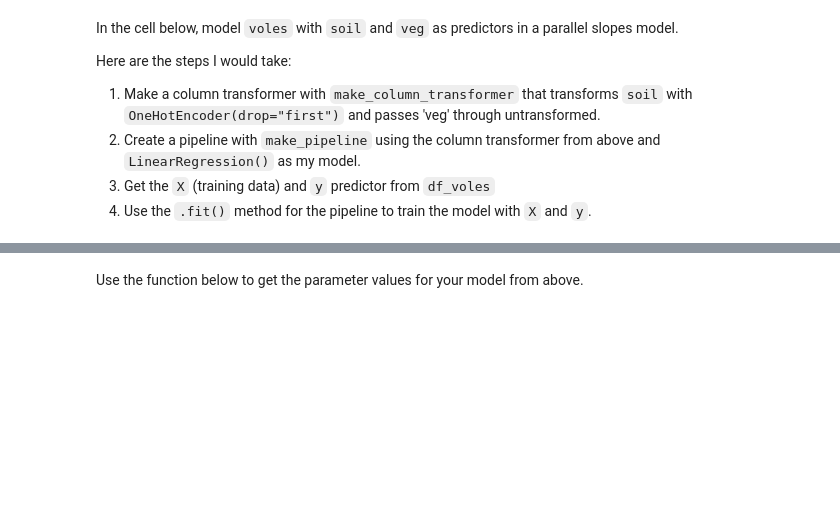
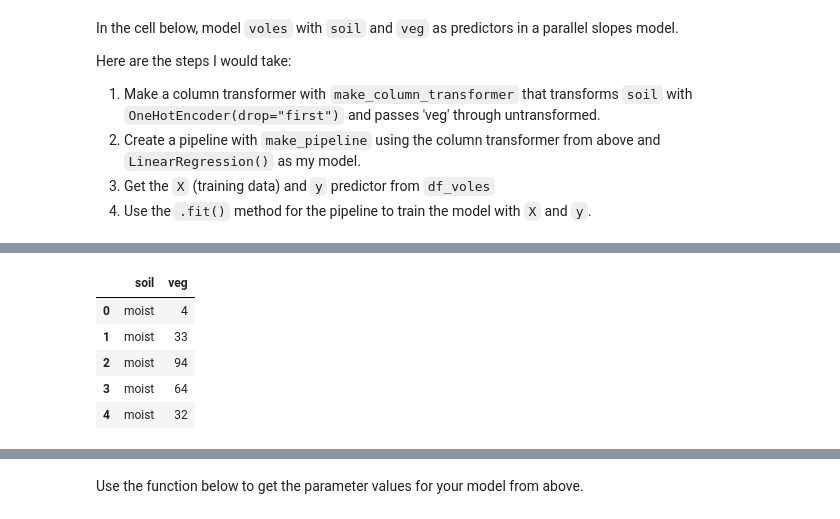
Before and after one commit to UNC-DATA-730/unit-6-assignment-dameyer, a Jupyter notebook: assignment6.ipynb, the cells around one changed output, grey strips where cells are left out. Drawn from its saved outputs; the diff is of its cells as text; code cells hidden in the pictures; blank space fills up the shorter version.

```diff
--- a/assignment6.ipynb
+++ b/assignment6.ipynb
@@ -58,0 +89,10 @@ Here are the steps I would take:
+# %%
+X,y = df_voles[['soil','veg']],df_voles['voles']
+X.head()
+# %% [output]
+|  | soil | veg |
+| 0 | moist | 4 |
+| 1 | moist | 33 |
+| 2 | moist | 94 |
+| 3 | moist | 64 |
+| 4 | moist | 32 |
```
Also changed, not shown: parts of 15 cells of this notebook.
